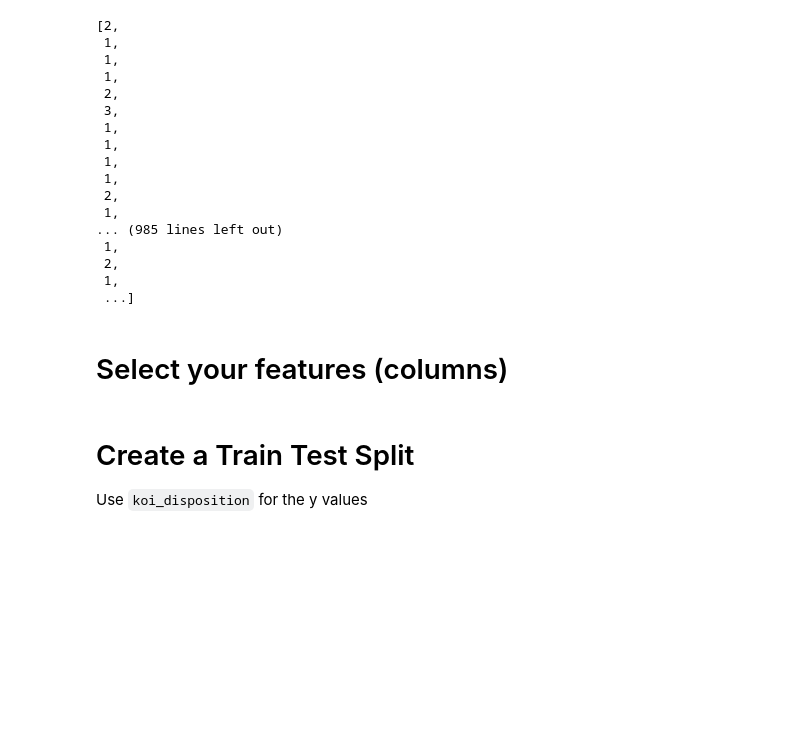
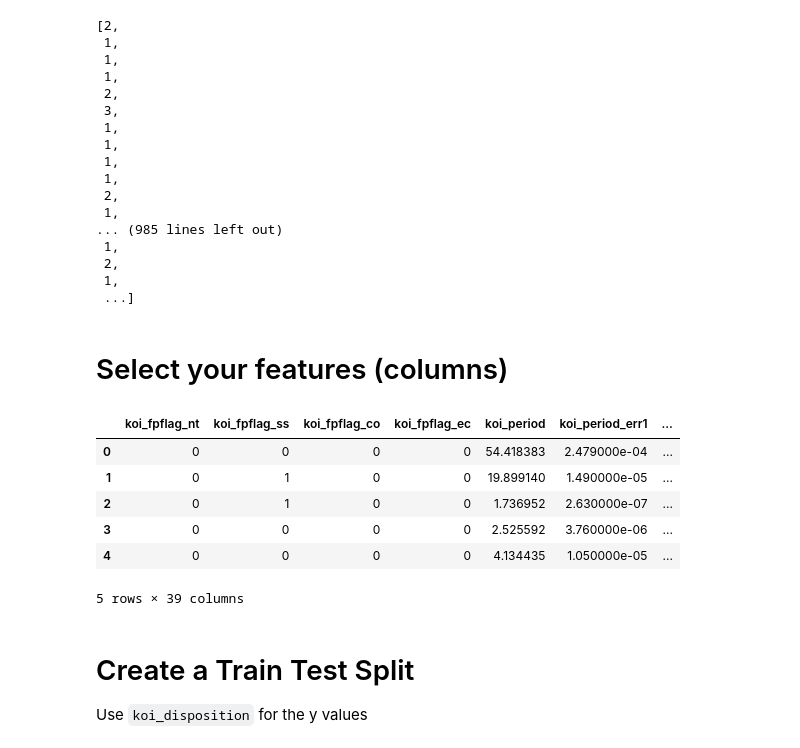
Before and after one commit to Chahnaz-Kbaisi/Machine-Learning-NASA_Kepler, a Jupyter notebook: model_1.ipynb, the cells around one changed output. Saved outputs shown, nothing was run; the diff lists cells and outputs as text; code cells hidden in the pictures; blank space fills up the shorter version.

Commit message:
adding selected features

```diff
--- a/model_1.ipynb
+++ b/model_1.ipynb
@@ -115,3 +112,28 @@ selected_features = df[['names', 'of', 'selected', 'features', 'here']]
+# %%
+# Set features. This will also be used as your x values.
+# selected_features = df[['names', 'of', 'selected', 'features', 'here']]
+# selected_features = df[['names', 'of', 'selected', 'features', 'here']]
+selected_features = df[['koi_fpflag_nt','koi_fpflag_ss','koi_fpflag_co','koi_fpflag_ec',
+                        'koi_period','koi_period_err1','koi_period_err2',
+                        'koi_time0bk','koi_time0bk_err1','koi_time0bk_err2',
+                        'koi_impact','koi_impact_err1','koi_impact_err2',
+                        'koi_duration','koi_duration_err1','koi_duration_err2',
+                        'koi_depth','koi_depth_err1','koi_depth_err2',
+                        'koi_prad','koi_prad_err1','koi_prad_err2',
+                        'koi_teq','koi_insol','koi_insol_err1','koi_insol_err2',
+                        'koi_model_snr','koi_steff','koi_steff_err1','koi_steff_err2',
+                        'koi_slogg','koi_slogg_err1','koi_slogg_err2',
+                        'koi_srad','koi_srad_err1','koi_srad_err2',
+                        'ra','dec','koi_kepmag']]
+selected_features.head()
+# %% [output]
+|  | koi_fpflag_nt | koi_fpflag_ss | koi_fpflag_co | koi_fpflag_ec | koi_period | koi_period_err1 | ... |
+| 0 | 0 | 0 | 0 | 0 | 54.418383 | 2.479000e-04 | ... |
+| 1 | 0 | 1 | 0 | 0 | 19.899140 | 1.490000e-05 | ... |
+| 2 | 0 | 1 | 0 | 0 | 1.736952 | 2.630000e-07 | ... |
+| 3 | 0 | 0 | 0 | 0 | 2.525592 | 3.760000e-06 | ... |
+| 4 | 0 | 0 | 0 | 0 | 4.134435 | 1.050000e-05 | ... |
+5 rows × 39 columns
 # %% [markdown]
 # Create a Train Test Split
 
```
Also changed, not shown: parts of 1 cell of this notebook.
